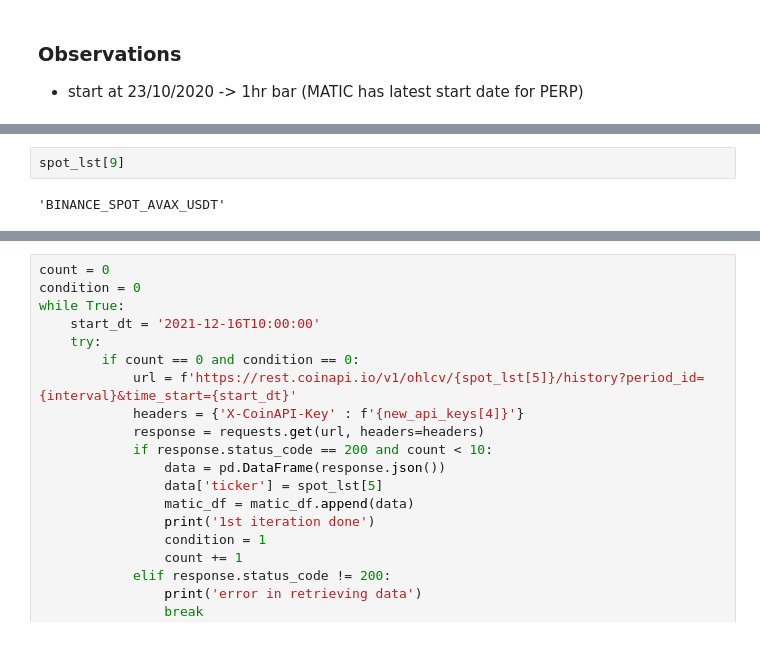
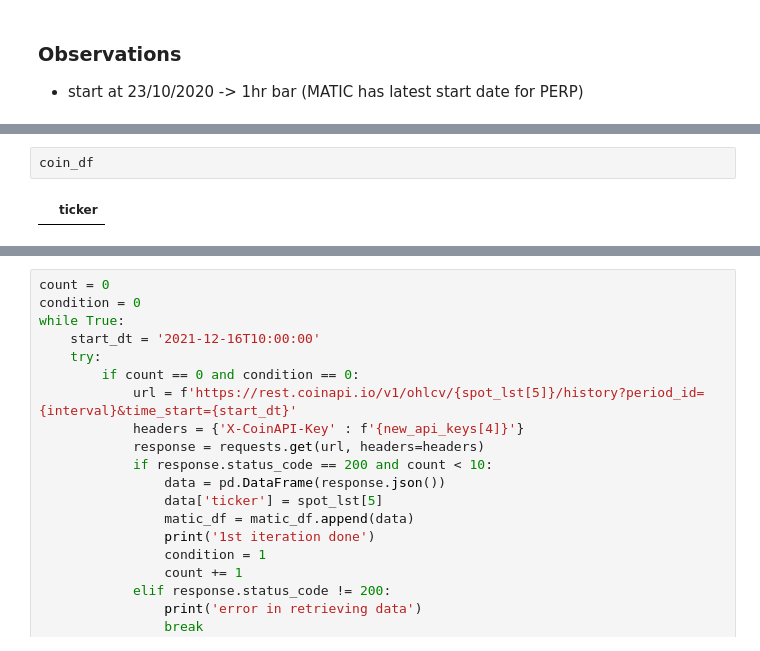
Before and after one commit to regression-gerry/hurst_capstone, a Jupyter notebook: notebooks/research_test.ipynb, the cells around one changed output, grey strips where cells are left out. Drawn from its saved outputs; the diff is of its cells as text.

```diff
--- a/notebooks/research_test.ipynb
+++ b/notebooks/research_test.ipynb
@@ -343,5 +168,5 @@ perp_lst
-# %%
-spot_lst[9]
-# %% [output]
-'BINANCE_SPOT_AVAX_USDT'
+# %%
+coin_df
+# %% [output]
+|  | ticker |
 # %%
```
Also changed, not shown: parts of 32 cells of this notebook, 1 other file.
